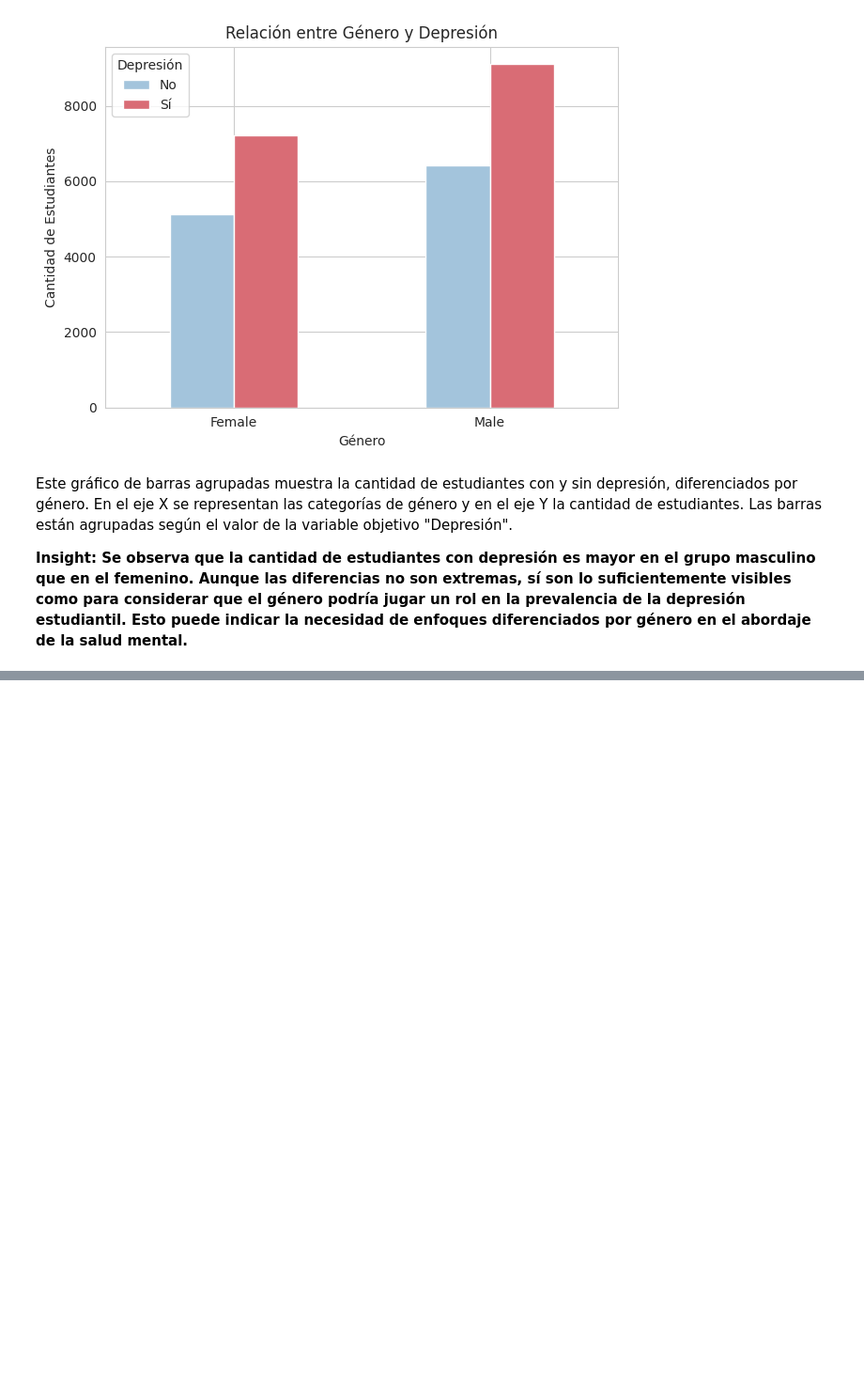
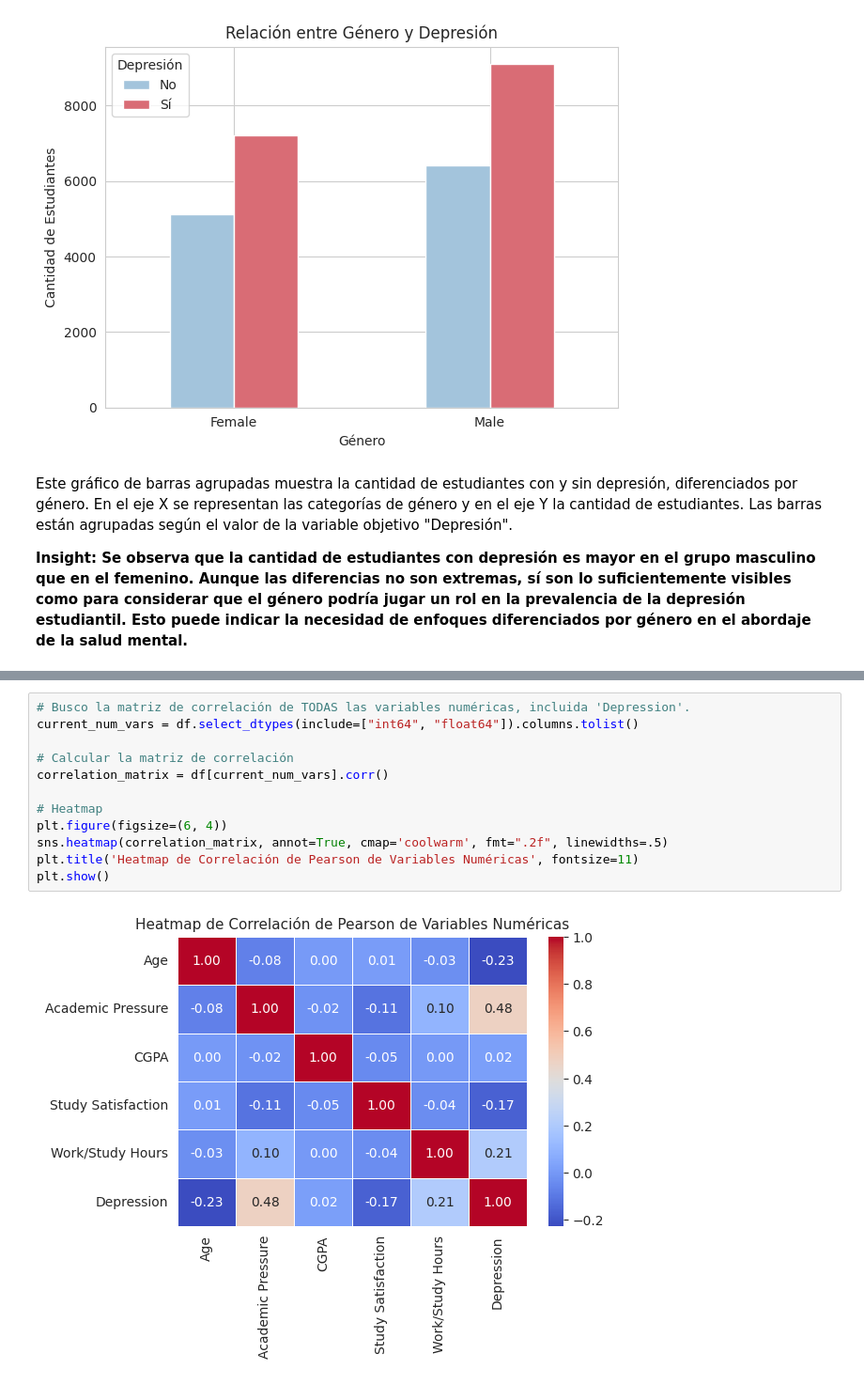
Before and after one commit to FlorMauves/ProyectoDS_StudentDepression_MauvesinTogel, a Jupyter notebook: ProyectoDS_StudenDepression_MauvesinTogel.ipynb, the cells around one changed output, grey strips where cells are left out. Shown at 94% size. Cells and saved outputs as stored; diff of their text form; blank space fills up the shorter version.

```diff
--- a/ProyectoDS_StudenDepression_MauvesinTogel.ipynb
+++ b/ProyectoDS_StudenDepression_MauvesinTogel.ipynb
@@ -778,0 +867,14 @@ Se observa que la cantidad de estudiantes con depresión es mayor en el grupo ma
+# %%
+# Busco la matriz de correlación de TODAS las variables numéricas, incluida 'Depression'.
+current_num_vars = df.select_dtypes(include=["int64", "float64"]).columns.tolist()
+
+# Calcular la matriz de correlación
+correlation_matrix = df[current_num_vars].corr()
+
+# Heatmap
+plt.figure(figsize=(6, 4))
+sns.heatmap(correlation_matrix, annot=True, cmap='coolwarm', fmt=".2f", linewidths=.5)
+plt.title('Heatmap de Correlación de Pearson de Variables Numéricas', fontsize=11)
+plt.show()
+# %% [output]
+[figure, added]
```
Also changed, not shown: parts of 76 cells of this notebook.
